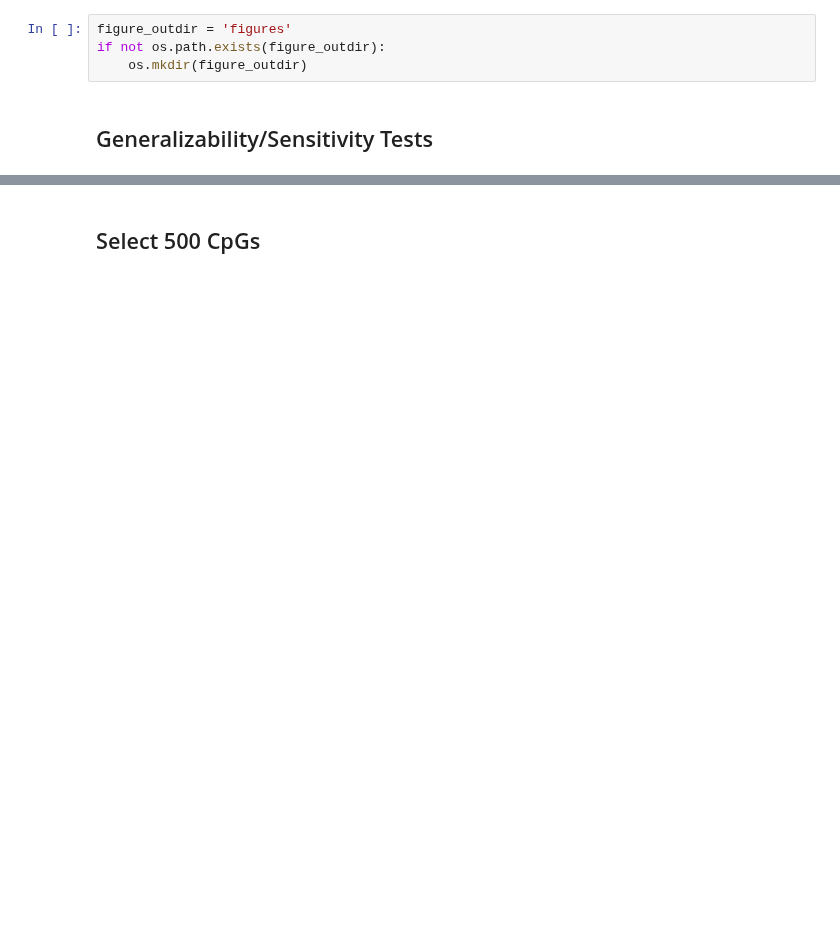
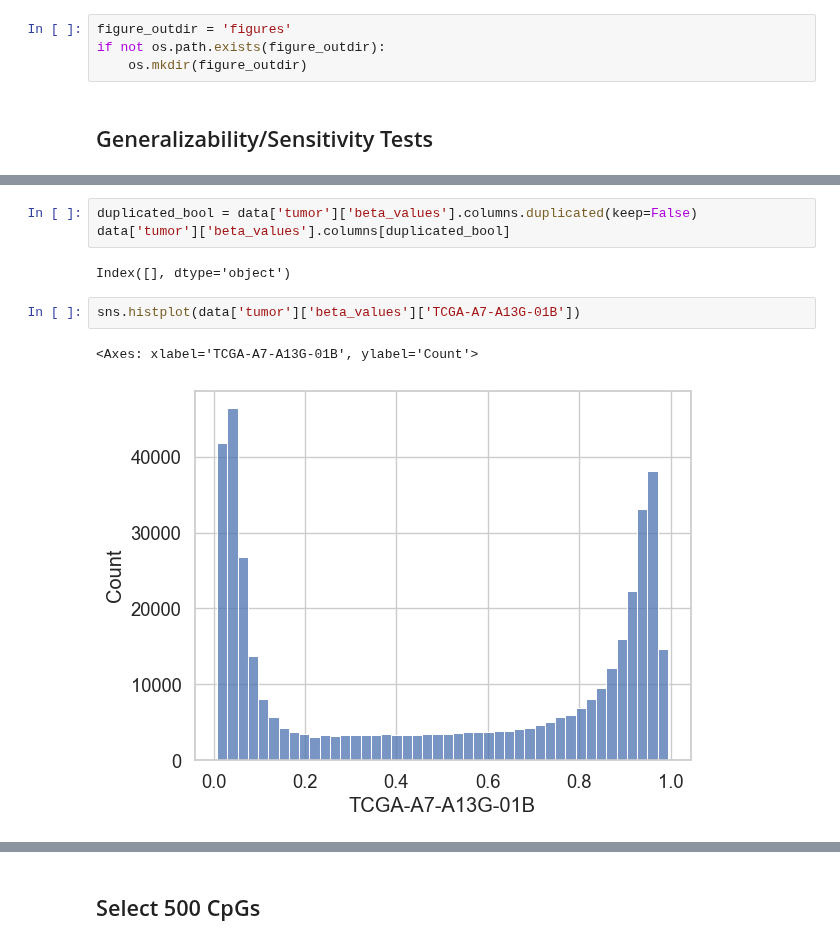
Before and after one commit to danmonyak/EpiClockInvasiveBRCA, a Jupyter notebook: Select_fCpGs/Select_fCpGs.ipynb, the cells around one changed output, grey strips where cells are left out. Cells and saved outputs as stored; diff of their text form; blank space fills up the shorter version.

```diff
--- a/Select_fCpGs/Select_fCpGs.ipynb
+++ b/Select_fCpGs/Select_fCpGs.ipynb
@@ -34,0 +62,10 @@ if not os.path.exists(figure_outdir):
+# %%
+duplicated_bool = data['tumor']['beta_values'].columns.duplicated(keep=False)
+data['tumor']['beta_values'].columns[duplicated_bool]
+# %% [output]
+Index([], dtype='object')
+# %%
+sns.histplot(data['tumor']['beta_values']['TCGA-A7-A13G-01B'])
+# %% [output]
+<Axes: xlabel='TCGA-A7-A13G-01B', ylabel='Count'>
+[figure, added]
```
Also changed, not shown: parts of 25 cells of this notebook, 7 other files.
